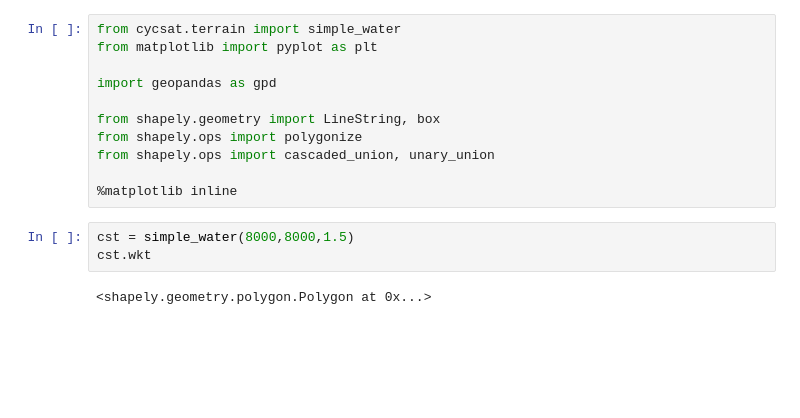
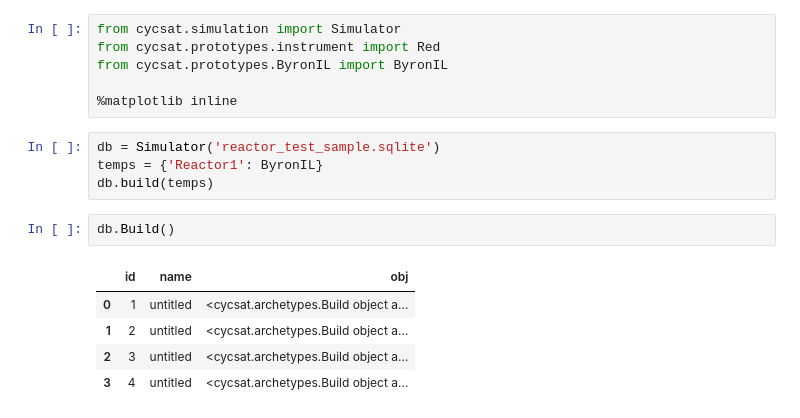
Before and after one commit to CNERG/cycsat, a Jupyter notebook: Untitled.ipynb, the cells around one changed output. Drawn from its saved outputs; the diff is of its cells as text; blank space fills up the shorter version.

```diff
--- a/Untitled.ipynb
+++ b/Untitled.ipynb
@@ -1,16 +1,18 @@
-# %%
-from cycsat.terrain import simple_water
-from matplotlib import pyplot as plt
-
-import geopandas as gpd
-
-from shapely.geometry import LineString, box
-from shapely.ops import polygonize
-from shapely.ops import cascaded_union, unary_union
-
-%matplotlib inline
-# %%
-cst = simple_water(8000,8000,1.5)
-cst.wkt
-# %% [output]
-<shapely.geometry.polygon.Polygon at 0x...>
+# %%
+from cycsat.simulation import Simulator
+from cycsat.prototypes.instrument import Red
+from cycsat.prototypes.ByronIL import ByronIL
+
+%matplotlib inline
+# %%
+db = Simulator('reactor_test_sample.sqlite')
+temps = {'Reactor1': ByronIL}
+db.build(temps)
+# %%
+db.Build()
+# %% [output]
+|  | id | name | obj |
+| 0 | 1 | untitled | <cycsat.archetypes.Build object a... |
+| 1 | 2 | untitled | <cycsat.archetypes.Build object a... |
+| 2 | 3 | untitled | <cycsat.archetypes.Build object a... |
+| 3 | 4 | untitled | <cycsat.archetypes.Build object a... |
```
Also changed, not shown: parts of 4 cells of this notebook, 3 other files.
